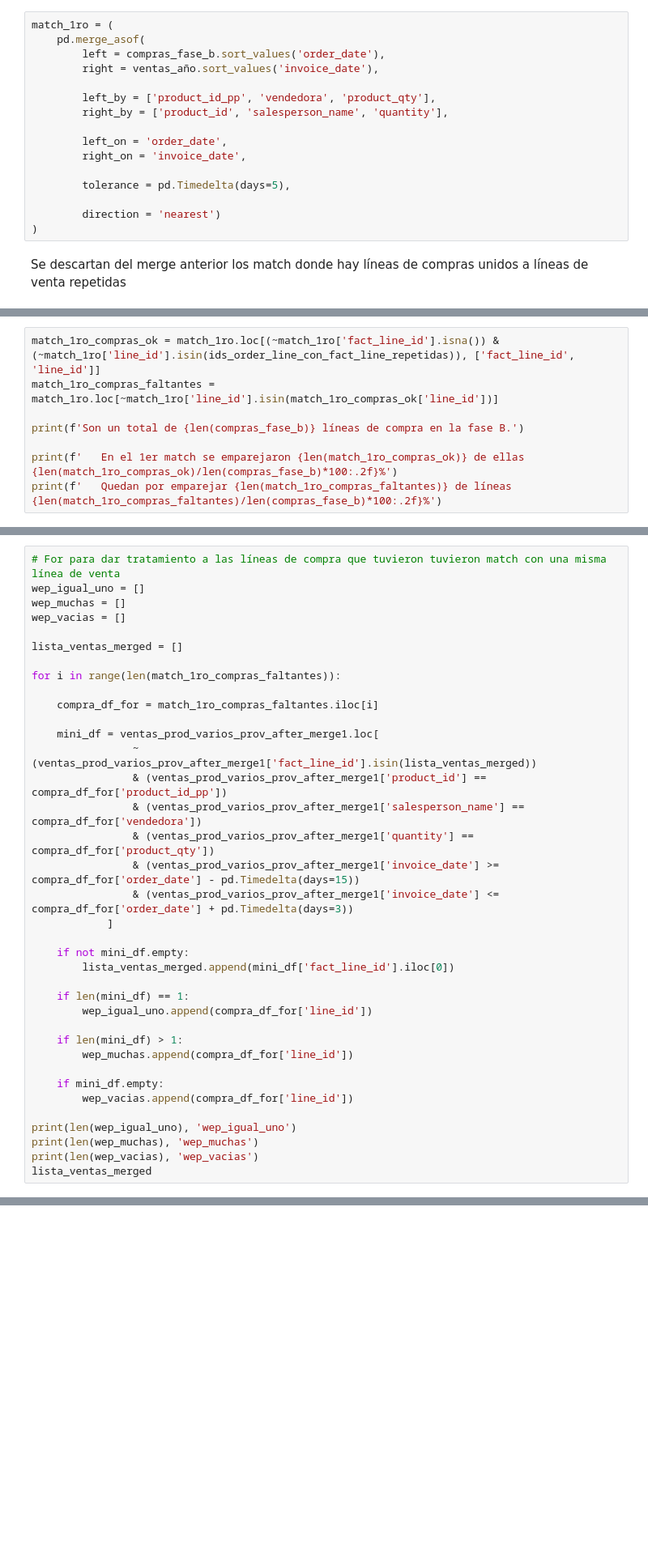
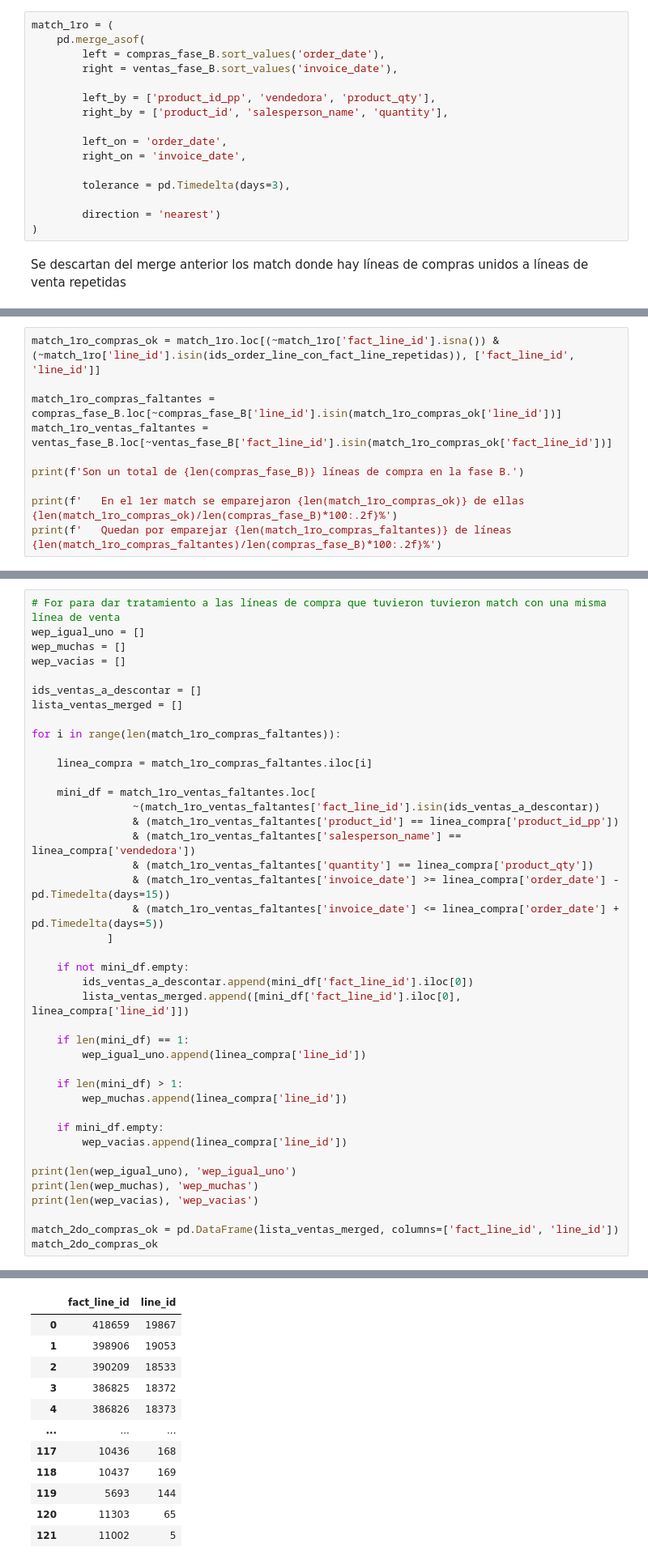
Before and after one commit to ecostichp/odoo_comisiones, a Jupyter notebook: comisiones/algoritmos/algoritmo_costo_de_venta_func.ipynb, the cells around one changed output, grey strips where cells are left out. Shown: that part at 81% size. Saved outputs shown, nothing was run; the diff lists cells and outputs as text; blank space fills up the shorter version.

```diff
--- a/comisiones/algoritmos/algoritmo_costo_de_venta_func.ipynb
+++ b/comisiones/algoritmos/algoritmo_costo_de_venta_func.ipynb
@@ -351,8 +279,8 @@ Debido a que estas compras son para ventas de tipo "Especial", se trata de busca
 # %%
 match_1ro = (
     pd.merge_asof(
-        left = compras_fase_b.sort_values('order_date'),
-        right = ventas_año.sort_values('invoice_date'),
+        left = compras_fase_B.sort_values('order_date'),
+        right = ventas_fase_B.sort_values('invoice_date'),
 
         left_by = ['product_id_pp', 'vendedora', 'product_qty'],
         right_by = ['product_id', 'salesperson_name', 'quantity'],
@@ -360,7 +288,7 @@ match_1ro = (
         left_on = 'order_date',
         right_on = 'invoice_date',
 
-        tolerance = pd.Timedelta(days=5),
+        tolerance = pd.Timedelta(days=3),
 
         direction = 'nearest')
 )
@@ -378,9 +306,11 @@ Segmentas del merge 'match_1ro_fase_b' los match que se pueden usar, delimitas e
 # %%
 match_1ro_compras_ok = match_1ro.loc[(~match_1ro['fact_line_id'].isna()) & (~match_1ro['line_id'].isin(ids_order_line_con_fact_line_repetidas)), ['fact_line_id', 'line_id']]
-match_1ro_compras_faltantes = match_1ro.loc[~match_1ro['line_id'].isin(match_1ro_compras_ok['line_id'])]
 
-print(f'Son un total de {len(compras_fase_b)} líneas de compra en la fase B.')
+match_1ro_compras_faltantes = compras_fase_B.loc[~compras_fase_B['line_id'].isin(match_1ro_compras_ok['line_id'])]
+match_1ro_ventas_faltantes = ventas_fase_B.loc[~ventas_fase_B['fact_line_id'].isin(match_1ro_compras_ok['fact_line_id'])]
 
-print(f'   En el 1er match se emparejaron {len(match_1ro_compras_ok)} de ellas {len(match_1ro_compras_ok)/len(compras_fase_b)*100:.2f}%')
-print(f'   Quedan por emparejar {len(match_1ro_compras_faltantes)} de líneas {len(match_1ro_compras_faltantes)/len(compras_fase_b)*100:.2f}%')
+print(f'Son un total de {len(compras_fase_B)} líneas de compra en la fase B.')
+
+print(f'   En el 1er match se emparejaron {len(match_1ro_compras_ok)} de ellas {len(match_1ro_compras_ok)/len(compras_fase_B)*100:.2f}%')
+print(f'   Quedan por emparejar {len(match_1ro_compras_faltantes)} de líneas {len(match_1ro_compras_faltantes)/len(compras_fase_B)*100:.2f}%')
 # %% [output]
@@ -393,35 +325,39 @@ wep_igual_uno = []
 wep_muchas = []
 wep_vacias = []
 
+ids_ventas_a_descontar = []
 lista_ventas_merged = []
 
 for i in range(len(match_1ro_compras_faltantes)):
 
-    compra_df_for = match_1ro_compras_faltantes.iloc[i]
+    linea_compra = match_1ro_compras_faltantes.iloc[i]
 
-    mini_df = ventas_prod_varios_prov_after_merge1.loc[
-                ~(ventas_prod_varios_prov_after_merge1['fact_line_id'].isin(lista_ventas_merged))
-                & (ventas_prod_varios_prov_after_merge1['product_id'] == compra_df_for['product_id_pp'])
-                & (ventas_prod_varios_prov_after_merge1['salesperson_name'] == compra_df_for['vendedora'])
-                & (ventas_prod_varios_prov_after_merge1['quantity'] == compra_df_for['product_qty'])
-                & (ventas_prod_varios_prov_after_merge1['invoice_date'] >= compra_df_for['order_date'] - pd.Timedelta(days=15))
-                & (ventas_prod_varios_prov_after_merge1['invoice_date'] <= compra_df_for['order_date'] + pd.Timedelta(days=3))
+    mini_df = match_1ro_ventas_faltantes.loc[
+                ~(match_1ro_ventas_faltantes['fact_line_id'].isin(ids_ventas_a_descontar))
+                & (match_1ro_ventas_faltantes['product_id'] == linea_compra['product_id_pp'])
+                & (match_1ro_ventas_faltantes['salesperson_name'] == linea_compra['vendedora'])
+                & (match_1ro_ventas_faltantes['quantity'] == linea_compra['product_qty'])
+                & (match_1ro_ventas_faltantes['invoice_date'] >= linea_compra['order_date'] - pd.Timedelta(days=15))
+                & (match_1ro_ventas_faltantes['invoice_date'] <= linea_compra['order_date'] + pd.Timedelta(days=5))
             ]
 
     if not mini_df.empty:
-        lista_ventas_merged.append(mini_df['fact_line_id'].iloc[0])
+        ids_ventas_a_descontar.append(mini_df['fact_line_id'].iloc[0])
+        lista_ventas_merged.append([mini_df['fact_line_id'].iloc[0], linea_compra['line_id']])
 
     if len(mini_df) == 1:
-        wep_igual_uno.append(compra_df_for['line_id'])
+        wep_igual_uno.append(linea_compra['line_id'])
 
     if len(mini_df) > 1:
-        wep_muchas.append(compra_df_for['line_id'])
+        wep_muchas.append(linea_compra['line_id'])
 
     if mini_df.empty:
-        wep_vacias.append(compra_df_for['line_id'])
+        wep_vacias.append(linea_compra['line_id'])
 
 print(len(wep_igual_uno), 'wep_igual_uno')
 print(len(wep_muchas), 'wep_muchas')
 print(len(wep_vacias), 'wep_vacias')
-lista_ventas_merged
+
+match_2do_compras_ok = pd.DataFrame(lista_ventas_merged, columns=['fact_line_id', 'line_id'])
+match_2do_compras_ok
 # %% [output]
@@ -428,0 +367,12 @@ NameError: name 'ventas_prod_varios_prov_after_merge1' is not defined
+|  | fact_line_id | line_id |
+| 0 | 418659 | 19867 |
+| 1 | 398906 | 19053 |
+| 2 | 390209 | 18533 |
+| 3 | 386825 | 18372 |
+| 4 | 386826 | 18373 |
+| ... | ... | ... |
+| 117 | 10436 | 168 |
+| 118 | 10437 | 169 |
+| 119 | 5693 | 144 |
+| 120 | 11303 | 65 |
+| 121 | 11002 | 5 |
```
Also changed, not shown: parts of 29 cells of this notebook, 1 other file.
